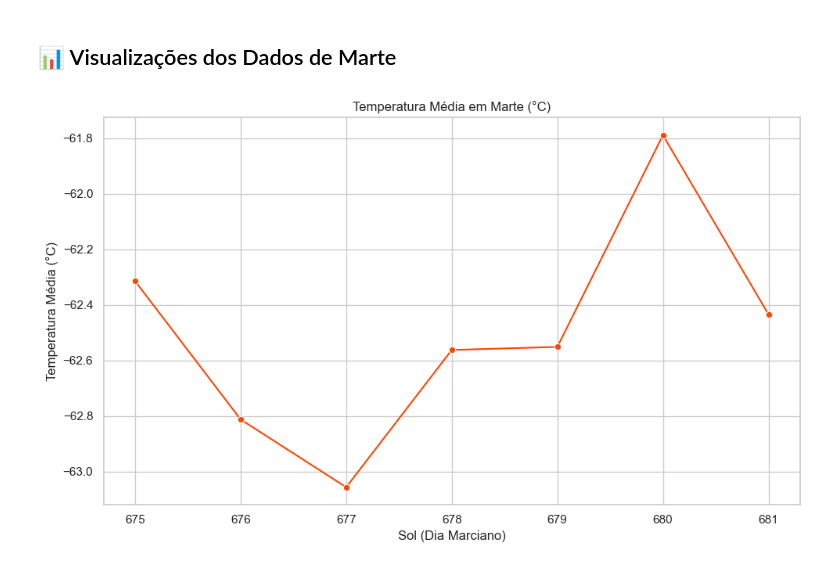
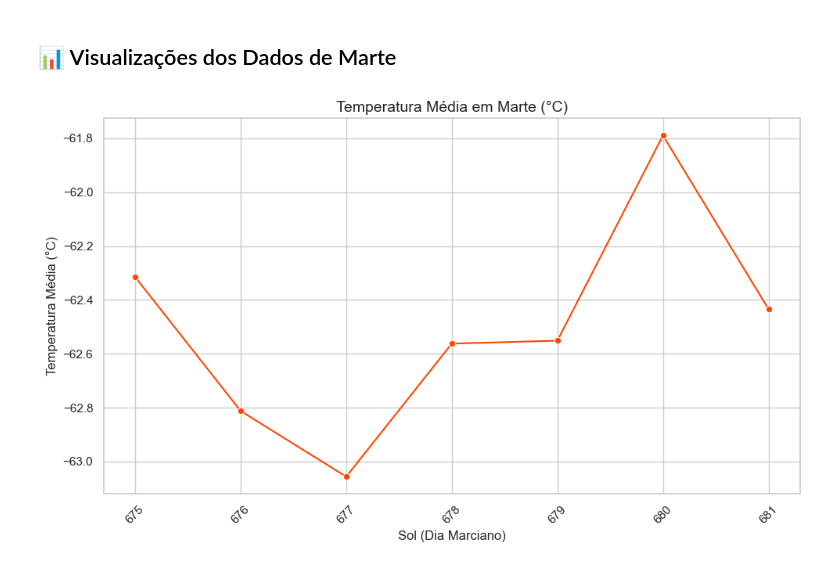
Before and after one commit to xXeverton/Analise_de_Clima_em_Marte, a Jupyter notebook: notebooks/mars_analysis.ipynb, the cells around one changed output. Saved outputs shown, nothing was run; the diff lists cells and outputs as text; code cells hidden in the pictures.

```diff
--- a/notebooks/mars_analysis.ipynb
+++ b/notebooks/mars_analysis.ipynb
@@ -75,12 +89,13 @@ df.head()
 # %%
 # 🌡️ 1. Temperatura Média por Sol
 sns.lineplot(x="sol", y="avg_temp", data=df, marker="o", color="orangered")
-plt.title("Temperatura Média em Marte (°C)")
+plt.title("Temperatura Média em Marte (°C)", fontsize=14)
 plt.xlabel("Sol (Dia Marciano)")
 plt.ylabel("Temperatura Média (°C)")
+plt.xticks(rotation=45)
 plt.tight_layout()
 plt.show()
 # %% [output]
-[figure, old version]
+[figure, new version]
 # %%
 # 🌬️ 2. Pressão Atmosférica por Sol
```
Also changed, not shown: parts of 13 cells of this notebook, 4 other files.
